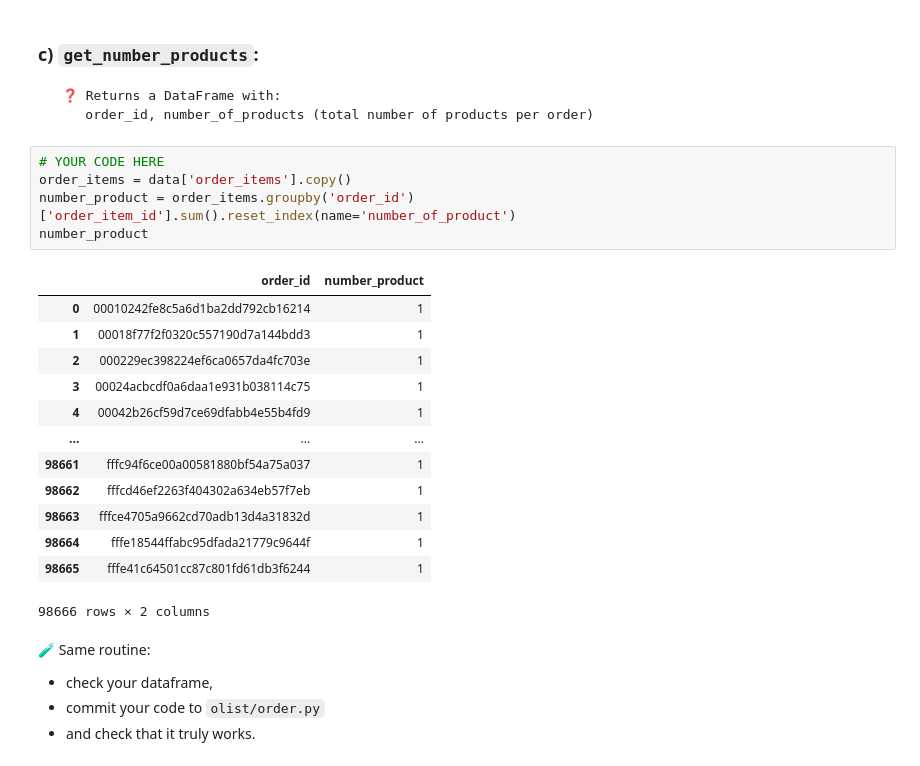
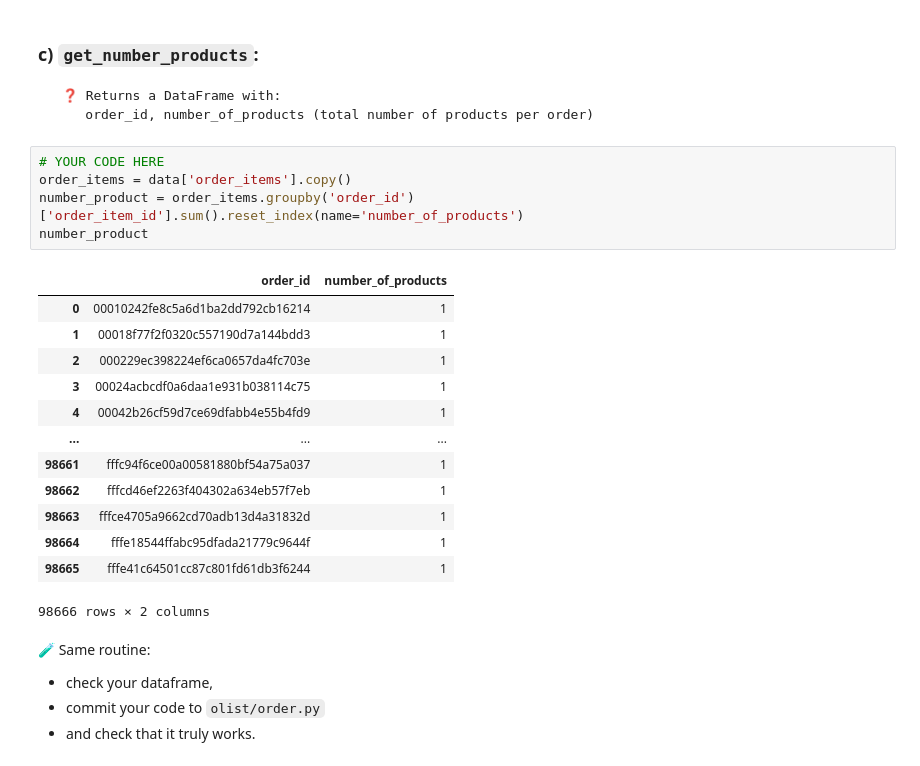
Before and after one commit to gauthieret/data-orders, a Jupyter notebook: orders.ipynb, the cells around one changed output. Saved outputs shown, nothing was run; the diff lists cells and outputs as text.

```diff
--- a/orders.ipynb
+++ b/orders.ipynb
@@ -390,10 +395,10 @@ git push origin master
 # %%
 # YOUR CODE HERE
 order_items = data['order_items'].copy()
-number_product = order_items.groupby('order_id')['order_item_id'].sum().reset_index(name='number_of_product')
+number_product = order_items.groupby('order_id')['order_item_id'].sum().reset_index(name='number_of_products')
 number_product
 # %% [output]
-|  | order_id | number_product |
+|  | order_id | number_of_products |
 | 0 | 00010242fe8c5a6d1ba2dd792cb16214 | 1 |
 | 1 | 00018f77f2f0320c557190d7a144bdd3 | 1 |
 | 2 | 000229ec398224ef6ca0657da4fc703e | 1 |
```
Also changed, not shown: parts of 4 cells of this notebook.
